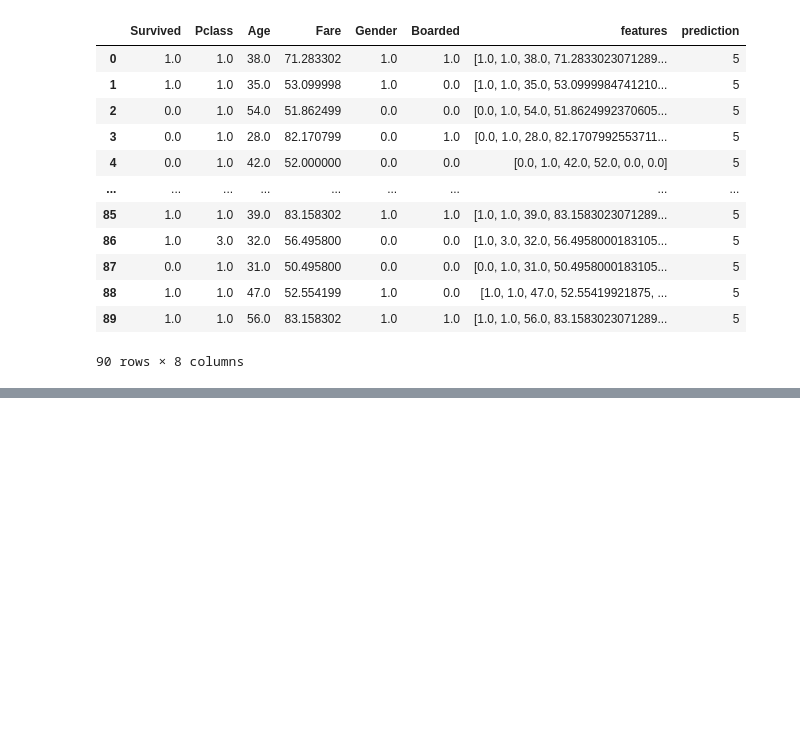
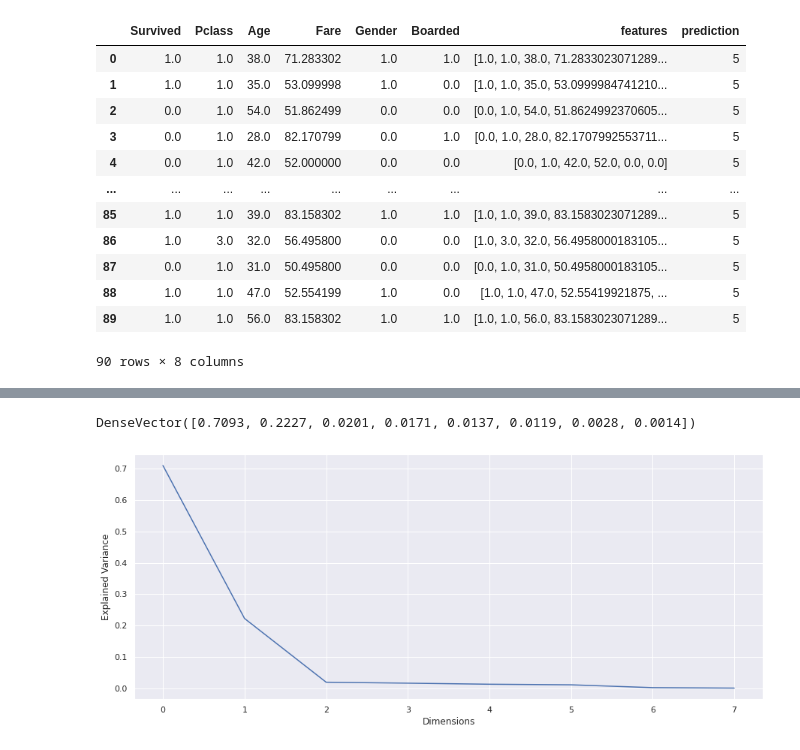
Before and after one commit to manojmanivannan/ApacheSparkEssentials, a Jupyter notebook: ML_2_SparkByPluralsight.ipynb, the cells around one changed output, grey strips where cells are left out. Cells and saved outputs as stored; diff of their text form; code cells hidden in the pictures; blank space fills up the shorter version.

```diff
--- a/ML_2_SparkByPluralsight.ipynb
+++ b/ML_2_SparkByPluralsight.ipynb
@@ -246,0 +328,8 @@ clusteredData.filter(clusteredData.prediction ==5).toPandas()
+# %%
+from pyspark.ml.feature import VectorAssembler
+
+assembler = VectorAssembler(inputCols=featureCols,
+                            outputCol='features')
+# %%
+vectorDF = assembler.transform(dataset)
+vectorDF.toPandas().head()
@@ -246,0 +405,8 @@ clusteredData.filter(clusteredData.prediction ==5).toPandas()
+# %%
+from pyspark.ml.feature import PCA
+
+pca = PCA(k=8,
+          inputCol='features',
+          outputCol='pcaFeatures')
+# %%
+pcaTransformed = pca.fit(vectorDF)
@@ -246,0 +423,13 @@ clusteredData.filter(clusteredData.prediction ==5).toPandas()
+# %%
+pcaTransformed.explainedVariance
+# %% [output]
+DenseVector([0.7093, 0.2227, 0.0201, 0.0171, 0.0137, 0.0119, 0.0028, 0.0014])
+# %%
+plt.figure(figsize=(15,6))
+
+plt.plot(pcaTransformed.explainedVariance)
+plt.xlabel('Dimensions')
+plt.ylabel('Explained Variance')
+plt.show()
+# %% [output]
+[figure, added]
```
Also changed, not shown: parts of 34 cells of this notebook.
